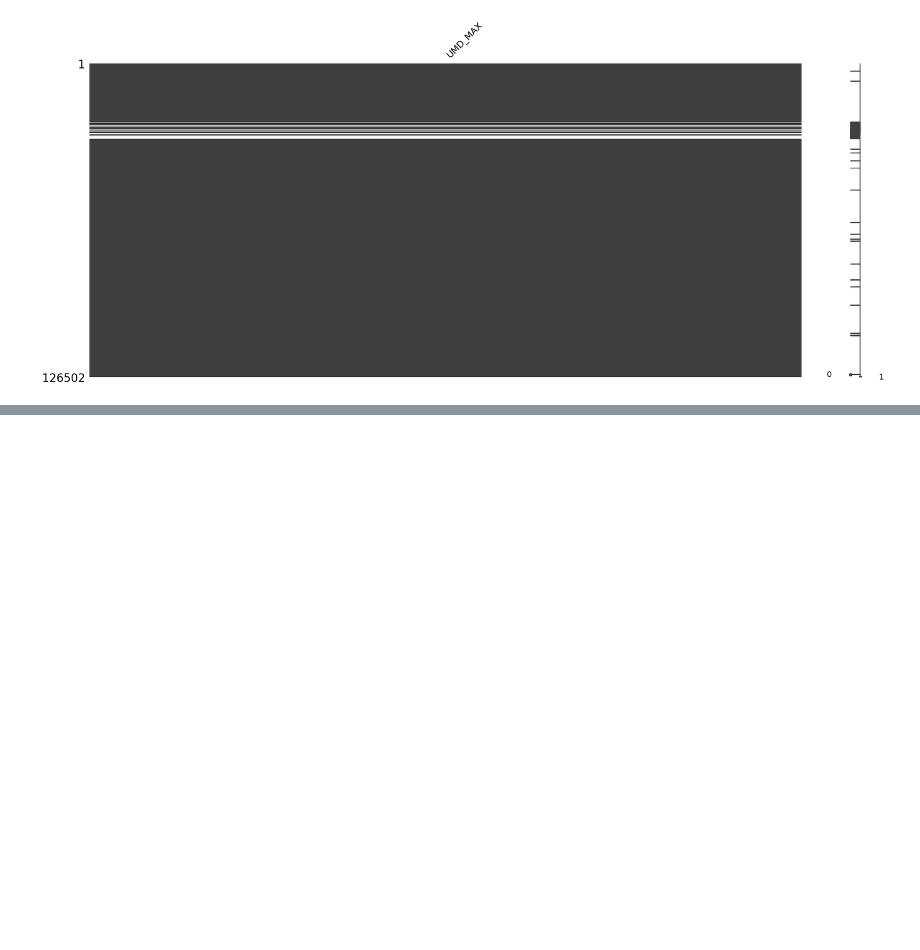
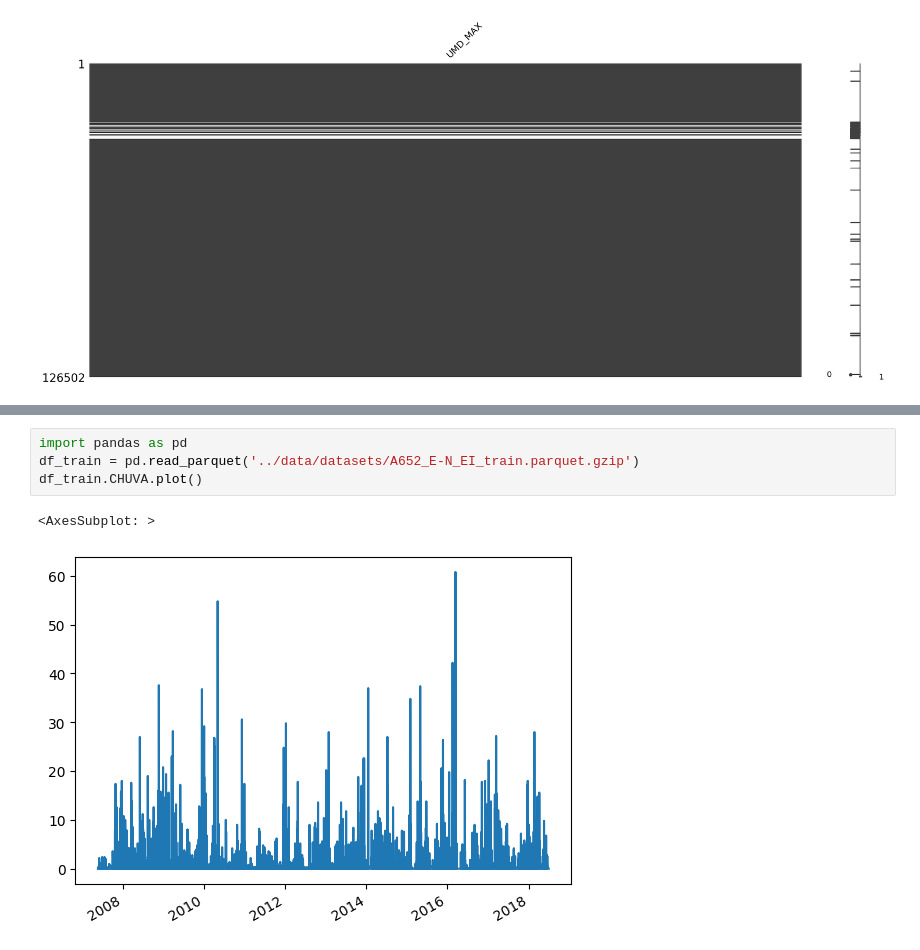
Before and after one commit to NietoCurcio/atmoseer, a Jupyter notebook: notebooks/data_imputation.ipynb, the cells around one changed output, grey strips where cells are left out. Drawn from its saved outputs; the diff is of its cells as text; blank space fills up the shorter version.

```diff
--- a/notebooks/data_imputation.ipynb
+++ b/notebooks/data_imputation.ipynb
@@ -560,0 +596,7 @@ msno.matrix(df_a652[['UMD_MAX']])
+# %%
+import pandas as pd
+df_train = pd.read_parquet('../data/datasets/A652_E-N_EI_train.parquet.gzip')
+df_train.CHUVA.plot()
+# %% [output]
+<AxesSubplot: >
+[figure, added]
```
Also changed, not shown: parts of 6 cells of this notebook, 7 other files.
